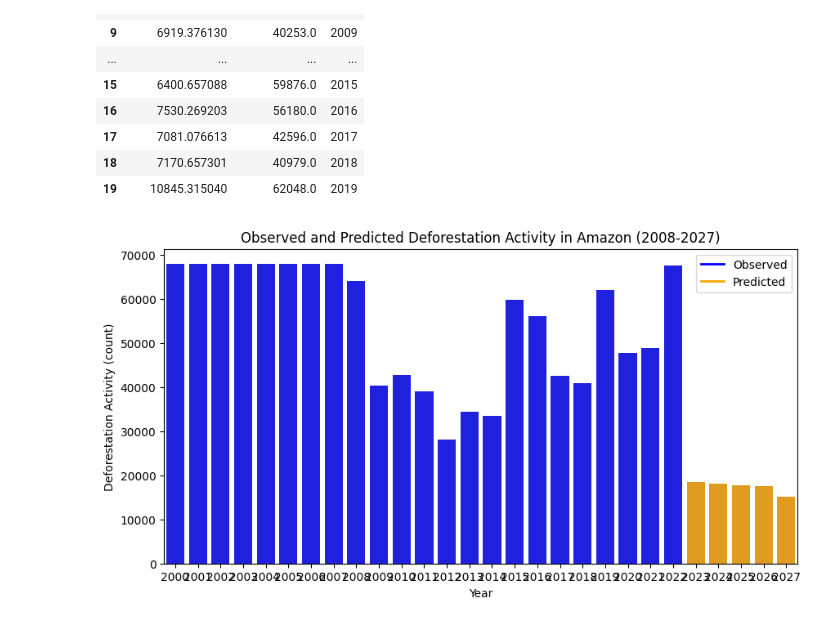
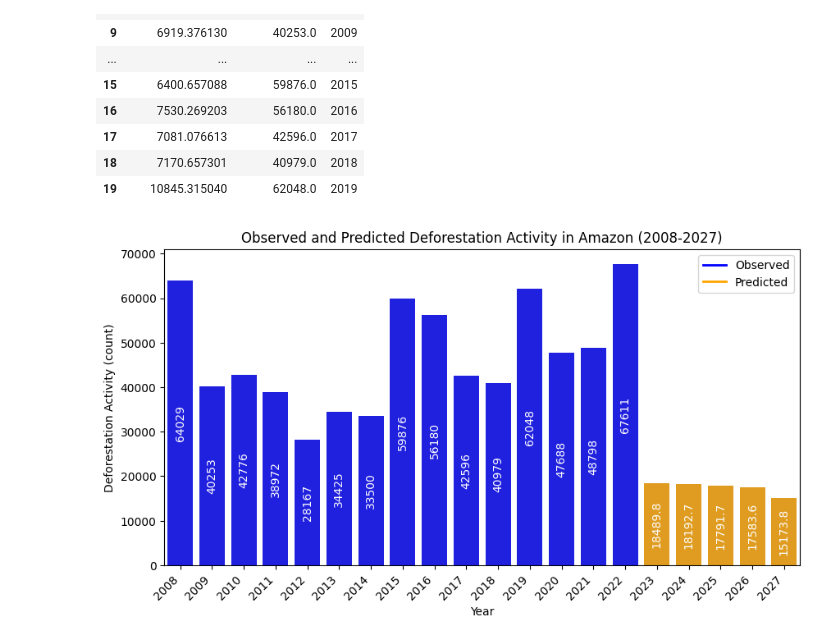
Before and after one commit to t4ai/amazon-deforestation-forecasting, a Jupyter notebook: amazon-deforestation-activity-model.ipynb, the cells around one changed output. Drawn from its saved outputs; the diff is of its cells as text; code cells hidden in the pictures.

```diff
--- a/amazon-deforestation-activity-model.ipynb
+++ b/amazon-deforestation-activity-model.ipynb
@@ -590,15 +590,19 @@ all_prediction_data_year.to_csv('/content/drive/MyDrive/USD/datasets/amazon_defo
 # %%
 # plot the deforestation activity by year
 custom_lines = [Line2D([0], [0], color='blue', lw=2),
             Line2D([0], [0], color='orange', lw=2)]
 
+all_prediction_data_year = all_prediction_data_year[all_prediction_data_year['year'] > 2007]
 cols = ['blue' if (x < 2023) else 'orange' for x in all_prediction_data_year.year]
 fig, ax = plt.subplots(figsize=(10, 5))
 sns.barplot(x='year', y='activity_count', data=all_prediction_data_year, palette=cols, hue='year')
 plt.legend(custom_lines, ['Observed', 'Predicted'])
 ax.set_title('Observed and Predicted Deforestation Activity in Amazon (2008-2027)')
 ax.set_ylabel('Deforestation Activity (count)')
 ax.set_xlabel('Year')
+for i in ax.containers:
+    ax.bar_label(i,label_type='center', rotation=90, color='white')
+plt.xticks(rotation=45, ha='right')
 plt.show()
 # %% [output]
-[figure, old version]
+[figure, new version]
```
Also changed, not shown: parts of 4 cells of this notebook.
